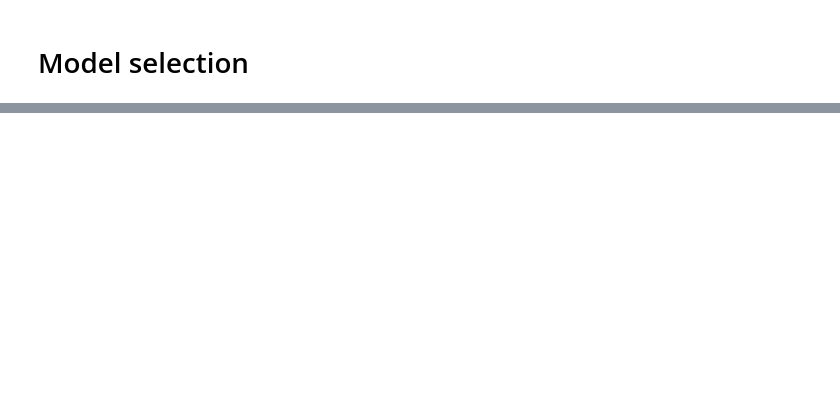
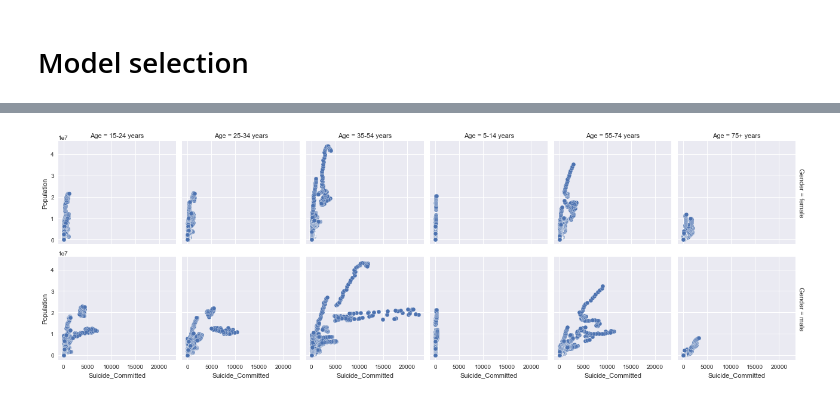
Before and after one commit to daasdemha/Sucide_prediction, a Jupyter notebook: Model_Selection.ipynb, the cells around one changed output, grey strips where cells are left out. Drawn from its saved outputs; the diff is of its cells as text; code cells hidden in the pictures; blank space fills up the shorter version.

```diff
--- a/Model_Selection.ipynb
+++ b/Model_Selection.ipynb
@@ -28,0 +246,6 @@ from sklearn.model_selection import GridSearchCV  # helps select the best hyper
+# %%
+My_plot_object = sns.FacetGrid(sucidedataframe , row = 'Gender',col = 'Age',margin_titles=True)
+My_plot_object.map(plt.scatter,"Suicide_Committed",'Population',edgecolor = 'w')
+plt.show()
+# %% [output]
+[figure, added]
```
Also changed, not shown: parts of 30 cells of this notebook, 1 other file.
